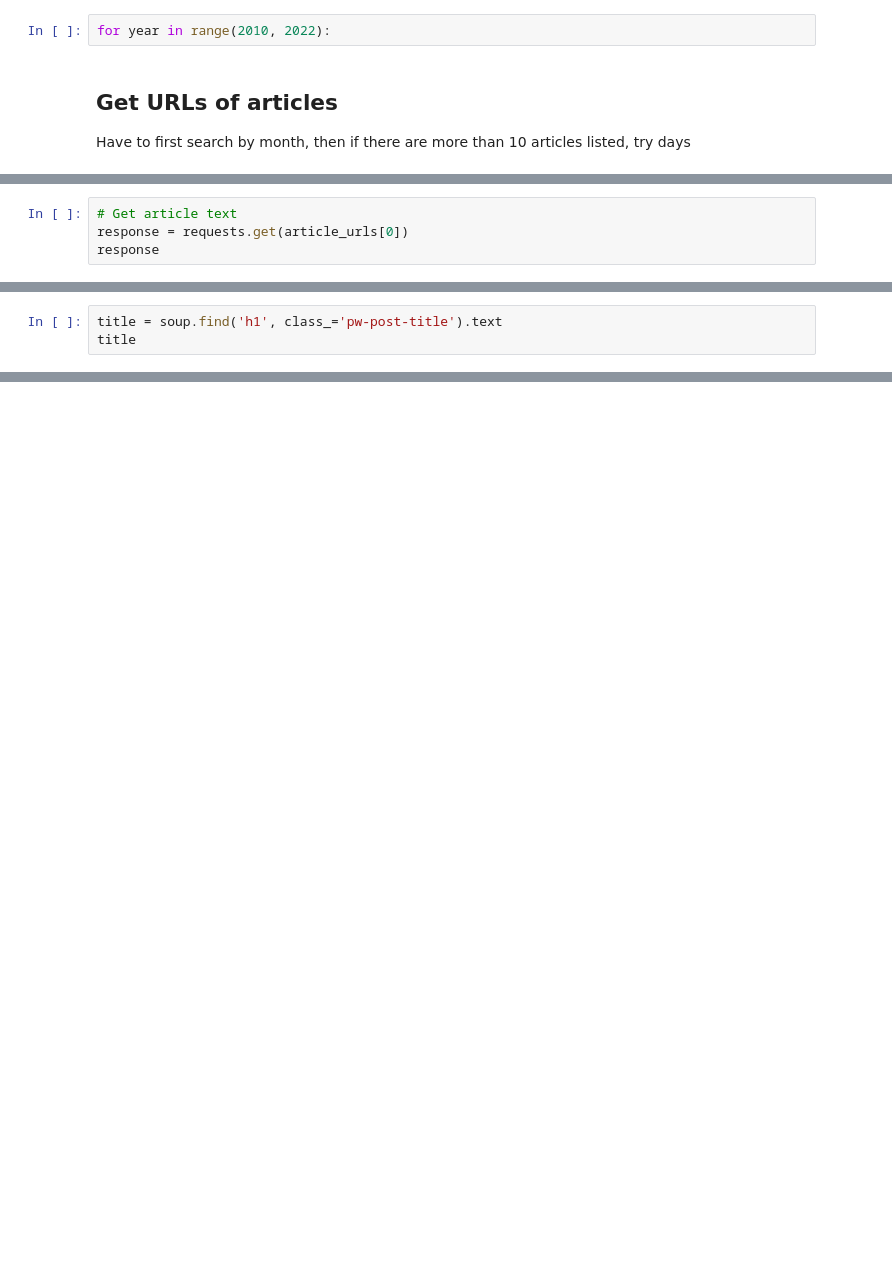
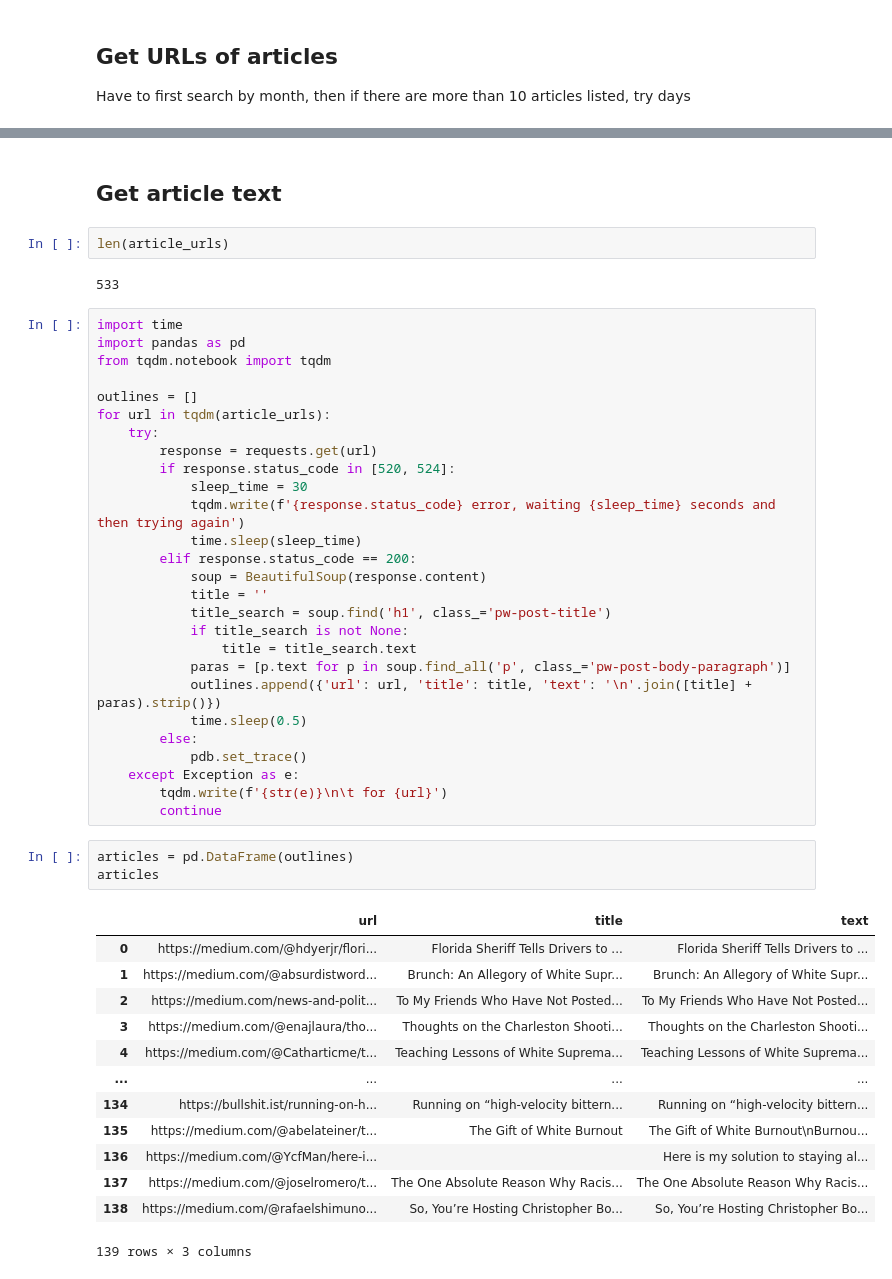
Before and after one commit to michaelmilleryoder/white_supremacist_lang, a Jupyter notebook: jupyter/scrape_medium.ipynb, the cells around one changed output, grey strips where cells are left out. Cells and saved outputs as stored; diff of their text form; blank space fills up the shorter version.

```diff
--- a/jupyter/scrape_medium.ipynb
+++ b/jupyter/scrape_medium.ipynb
@@ -23,5 +6,3 @@ len(articles)
-# %%
-for year in range(2010, 2022):
 # %% [markdown]
 ## Get URLs of articles
 Have to first search by month, then if there are more than 10 articles listed, try days
@@ -34,4 +8,0 @@ article_urls
-# %%
-# Get article text
-response = requests.get(article_urls[0])
-response
@@ -72,3 +8,0 @@ for el in soup(text='To My Friends Who Have Not Posted, Acknowledged, Shared or
-# %%
-title = soup.find('h1', class_='pw-post-title').text
-title
@@ -76,0 +71,50 @@ title
+# %% [markdown]
+## Get article text
+# %%
+len(article_urls)
+# %% [output]
+533
+# %%
+import time
+import pandas as pd
+from tqdm.notebook import tqdm
+
+outlines = []
+for url in tqdm(article_urls):
+    try:
+        response = requests.get(url)
+        if response.status_code in [520, 524]:
+            sleep_time = 30
+            tqdm.write(f'{response.status_code} error, waiting {sleep_time} seconds and then trying again')
+            time.sleep(sleep_time)
+        elif response.status_code == 200:
+            soup = BeautifulSoup(response.content)
+            title = ''
+            title_search = soup.find('h1', class_='pw-post-title')
+            if title_search is not None:
+                title = title_search.text
+            paras = [p.text for p in soup.find_all('p', class_='pw-post-body-paragraph')]
+            outlines.append({'url': url, 'title': title, 'text': '\n'.join([title] + paras).strip()})
+            time.sleep(0.5)
+        else:
+            pdb.set_trace()
+    except Exception as e:
+        tqdm.write(f'{str(e)}\n\t for {url}')
+        continue
+# %%
+articles = pd.DataFrame(outlines)
+articles
+# %% [output]
+|  | url | title | text |
+| 0 | https://medium.com/@hdyerjr/flori... | Florida Sheriff Tells Drivers to ... | Florida Sheriff Tells Drivers to ... |
+| 1 | https://medium.com/@absurdistword... | Brunch: An Allegory of White Supr... | Brunch: An Allegory of White Supr... |
+| 2 | https://medium.com/news-and-polit... | To My Friends Who Have Not Posted... | To My Friends Who Have Not Posted... |
+| 3 | https://medium.com/@enajlaura/tho... | Thoughts on the Charleston Shooti... | Thoughts on the Charleston Shooti... |
+| 4 | https://medium.com/@Catharticme/t... | Teaching Lessons of White Suprema... | Teaching Lessons of White Suprema... |
+| ... | ... | ... | ... |
+| 134 | https://bullshit.ist/running-on-h... | Running on “high-velocity bittern... | Running on “high-velocity bittern... |
+| 135 | https://medium.com/@abelateiner/t... | The Gift of White Burnout | The Gift of White Burnout\nBurnou... |
+| 136 | https://medium.com/@YcfMan/here-i... |  | Here is my solution to staying al... |
+| 137 | https://medium.com/@joselromero/t... | The One Absolute Reason Why Racis... | The One Absolute Reason Why Racis... |
+| 138 | https://medium.com/@rafaelshimuno... | So, You’re Hosting Christopher Bo... | So, You’re Hosting Christopher Bo... |
+139 rows × 3 columns
```
Also changed, not shown: parts of 12 cells of this notebook, 5 other files.
